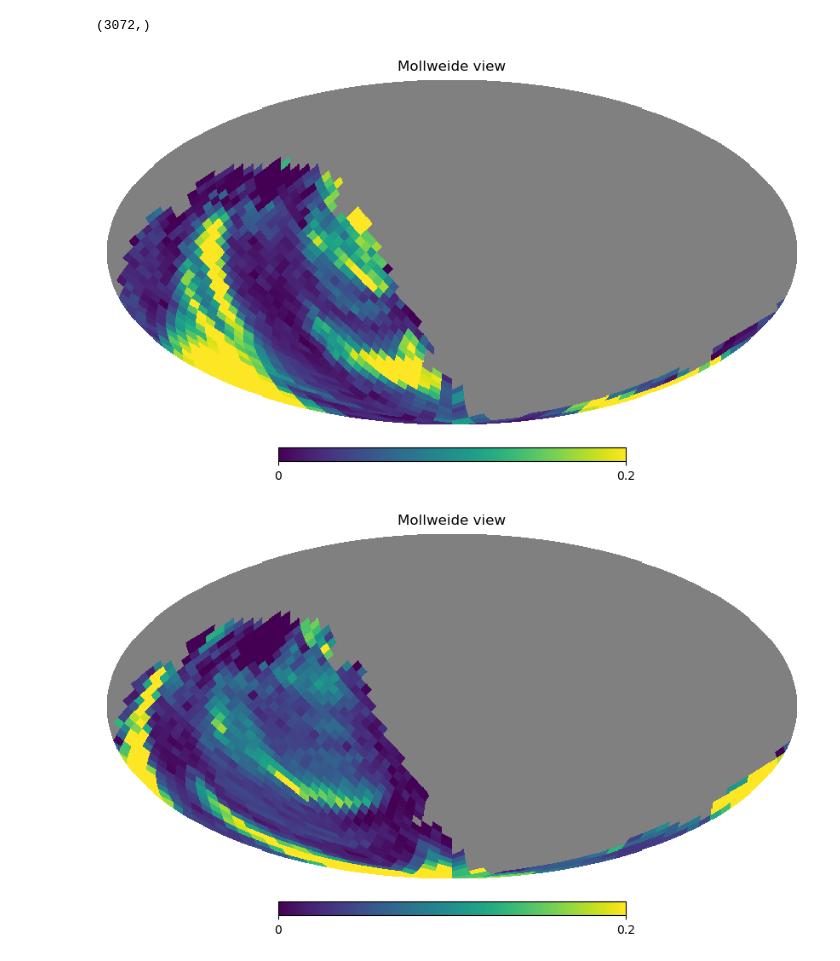
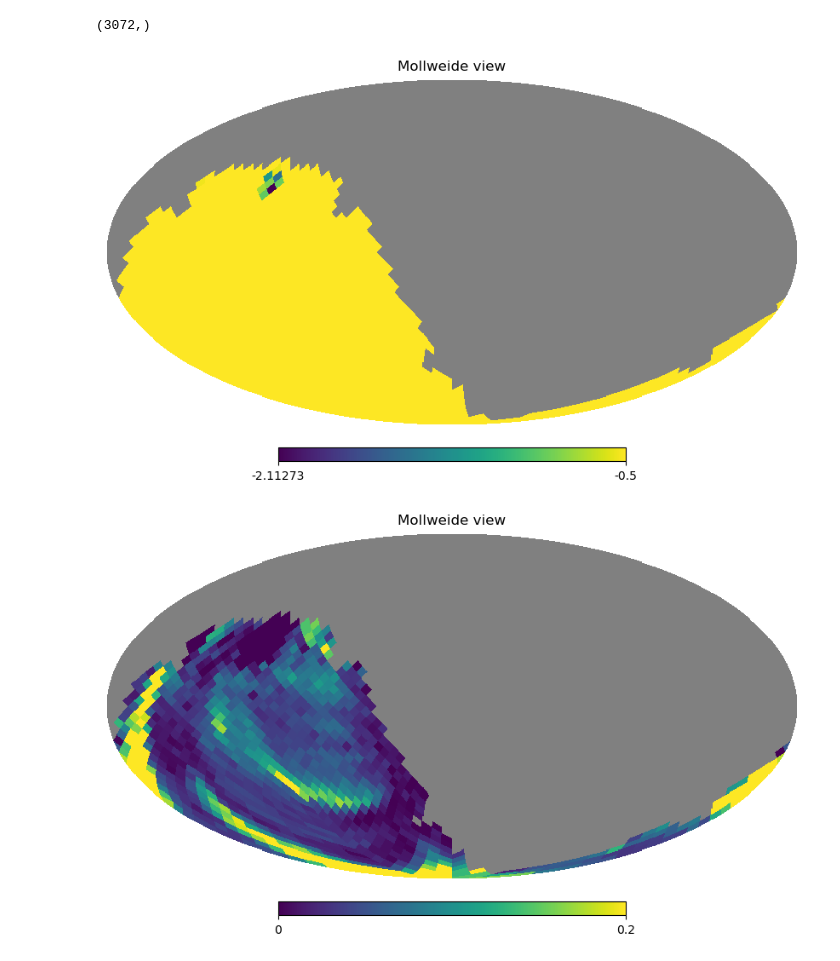
Before and after one commit to yoachim/25_scratch, a Jupyter notebook: sky_data/cloud_data_look.ipynb, the cells around one changed output. Drawn from its saved outputs; the diff is of its cells as text; code cells hidden in the pictures.

```diff
--- a/sky_data/cloud_data_look.ipynb
+++ b/sky_data/cloud_data_look.ipynb
@@ -27,9 +27,9 @@ for filename in files:
         all_maps.append(data["clouds"])
         jds.append(header["JD"])
 # %%
-hp.mollview(all_maps[0], nest=True, min=0, max=0.2)
+hp.mollview(all_maps[0], nest=True, max=-0.5)
 # %% [output]
-[figure, old version]
+[figure, new version]
 # %%
 hp.mollview(all_maps[20], nest=True, min=0, max=0.2)
 # %% [output]
```
